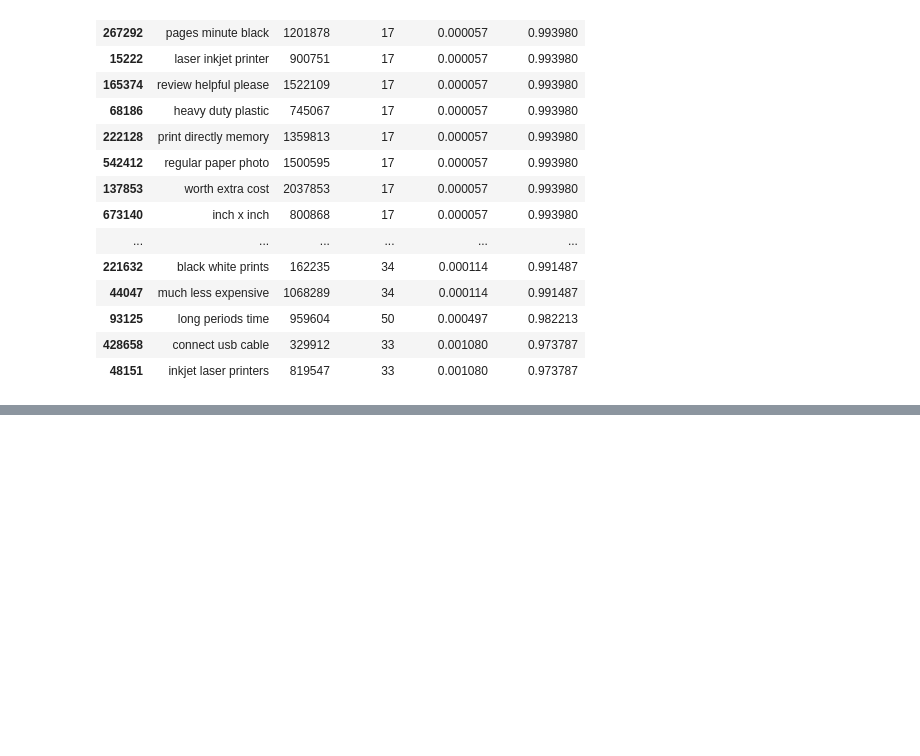
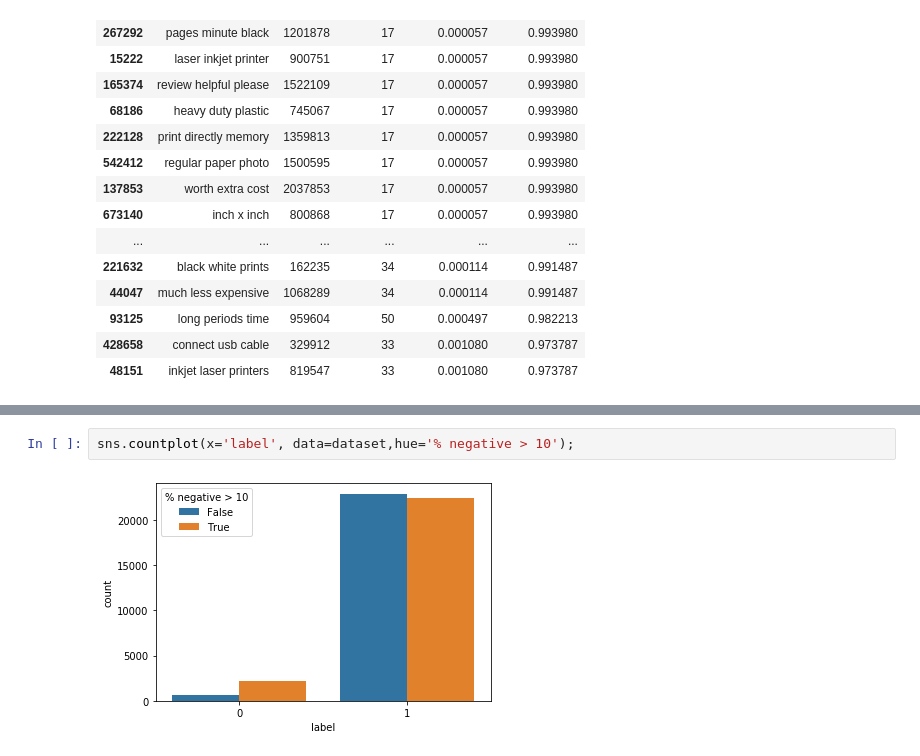
Before and after one commit to shishirkmr/predict_amazon_review_rating, a Jupyter notebook: text_analyzer.ipynb, the cells around one changed output, grey strips where cells are left out. Drawn from its saved outputs; the diff is of its cells as text; blank space fills up the shorter version.

```diff
--- a/text_analyzer.ipynb
+++ b/text_analyzer.ipynb
@@ -610,0 +767,4 @@ trigram_df.sort_values(by='chi2_positive',ascending=False).head(20)
+# %%
+sns.countplot(x='label', data=dataset,hue='% negative > 10');
+# %% [output]
+[figure, added]
```
Also changed, not shown: parts of 18 cells of this notebook.
